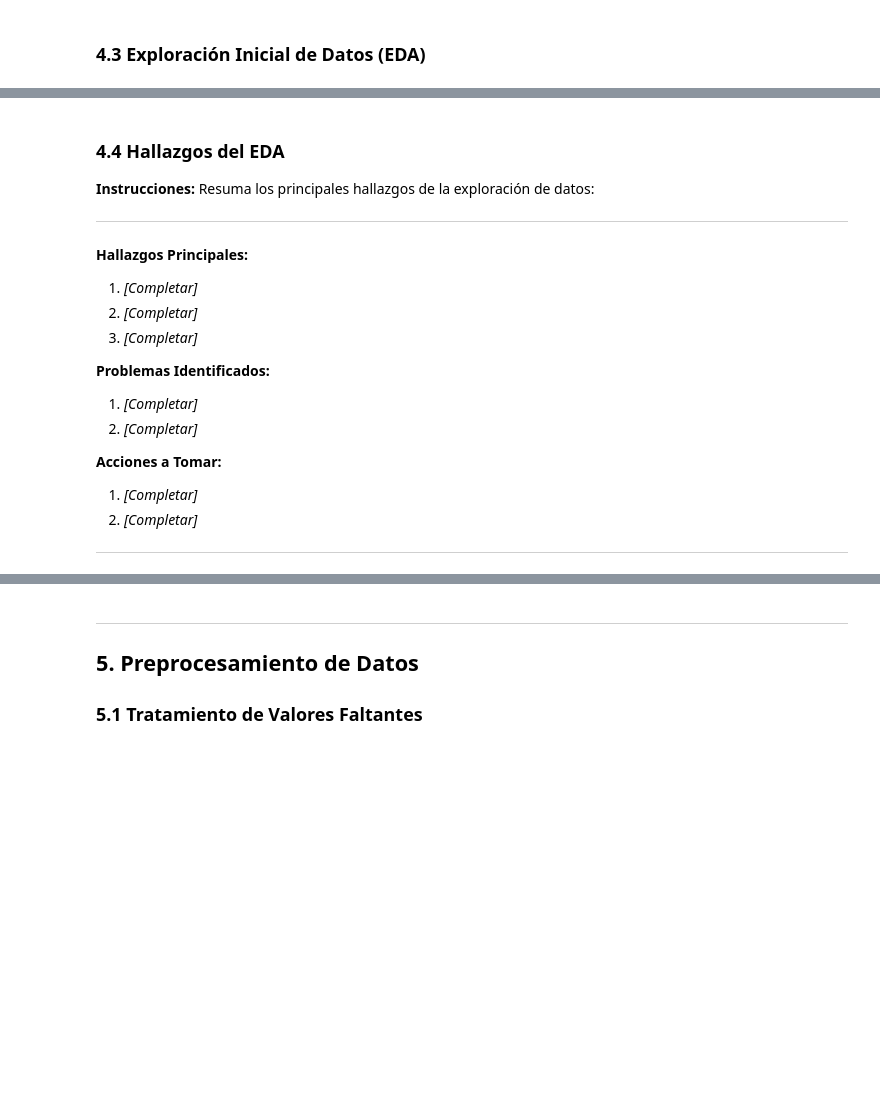
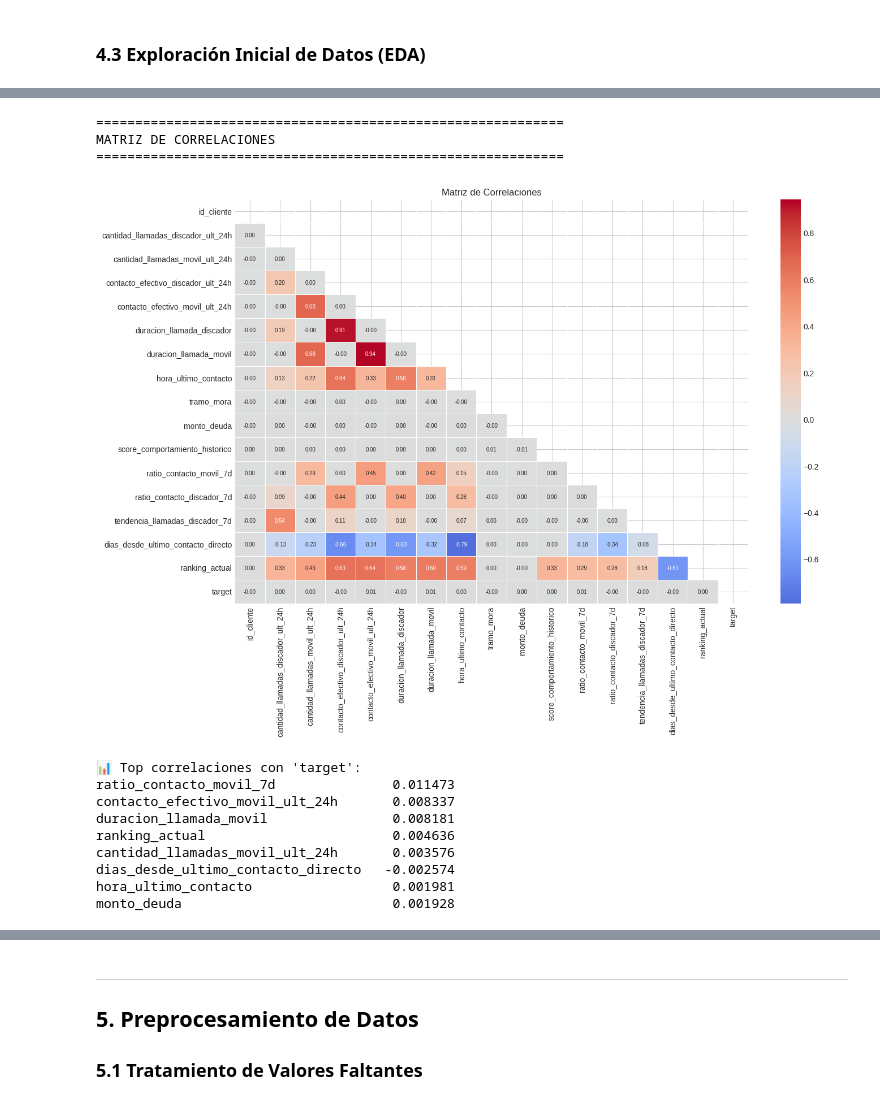
Before and after one commit to juaneigth/AML-Final-Ochochoque-J, a Jupyter notebook: notebooks/final_project.ipynb, the cells around one changed output, grey strips where cells are left out. Drawn from its saved outputs; the diff is of its cells as text; code cells hidden in the pictures; blank space fills up the shorter version.

```diff
--- a/notebooks/final_project.ipynb
+++ b/notebooks/final_project.ipynb
@@ -369,32 +417,34 @@ else:
 # %%
-# =====================================================
-# ANÁLISIS DE CORRELACIONES
-# =====================================================
-
 print("=" * 60)
 print("MATRIZ DE CORRELACIONES")
 print("=" * 60)
 
-# Seleccionar solo columnas numéricas
 numeric_cols = df.select_dtypes(include=[np.number]).columns
+correlation_matrix = df[numeric_cols].corr()
 
-if len(numeric_cols) > 1:
-    # Calcular correlaciones
-    correlation_matrix = df[numeric_cols].corr()
+plt.figure(figsize=(14, 10))
+mask = np.triu(np.ones_like(correlation_matrix, dtype=bool))
+sns.heatmap(correlation_matrix, mask=mask, annot=True, cmap='coolwarm',
+            center=0, fmt='.2f', linewidths=0.5, annot_kws={"size": 7})
+plt.title('Matriz de Correlaciones')
+plt.tight_layout()
+plt.savefig(FIGURES_PATH / 'correlations.png', dpi=150, bbox_inches='tight')
+plt.show()
 
-    # Visualización
-    plt.figure(figsize=(12, 10))
-    mask = np.triu(np.ones_like(correlation_matrix, dtype=bool))
-    sns.heatmap(correlation_matrix, mask=mask, annot=True, cmap='coolwarm',
-                center=0, fmt='.2f', linewidths=0.5)
-    plt.title('Matriz de Correlaciones')
-    plt.tight_layout()
-    plt.show()
-
-    # Correlaciones con la variable objetivo
-    if TARGET_COLUMN in numeric_cols:
-        print(f"\n📊 Correlaciones con {TARGET_COLUMN}:")
-        target_corr = correlation_matrix[TARGET_COLUMN].drop(TARGET_COLUMN).sort_values(ascending=False)
-        print(target_corr)
-else:
-    print("⚠️ No hay suficientes columnas numéricas para análisis de correlación")
+print(f"\n📊 Top correlaciones con '{TARGET_COLUMN}':")
+target_corr = correlation_matrix[TARGET_COLUMN].drop(TARGET_COLUMN).sort_values(key=abs, ascending=False)
+print(target_corr.head(8).to_string())
+# %% [output]
+============================================================
+MATRIZ DE CORRELACIONES
+============================================================
+[figure, added]
+📊 Top correlaciones con 'target':
+ratio_contacto_movil_7d               0.011473
+contacto_efectivo_movil_ult_24h       0.008337
+duracion_llamada_movil                0.008181
+ranking_actual                        0.004636
+cantidad_llamadas_movil_ult_24h       0.003576
+dias_desde_ultimo_contacto_directo   -0.002574
+hora_ultimo_contacto                  0.001981
+monto_deuda                           0.001928
@@ -431,21 +450,0 @@ if len(numeric_cols_plot) > 0:
-# %% [markdown]
-### 4.4 Hallazgos del EDA
-
-**Instrucciones:** Resuma los principales hallazgos de la exploración de datos:
-
----
-
-**Hallazgos Principales:**
-1. *[Completar]*
-2. *[Completar]*
-3. *[Completar]*
-
-**Problemas Identificados:**
-1. *[Completar]*
-2. *[Completar]*
-
-**Acciones a Tomar:**
-1. *[Completar]*
-2. *[Completar]*
-
----
```
Also changed, not shown: parts of 90 cells of this notebook.
